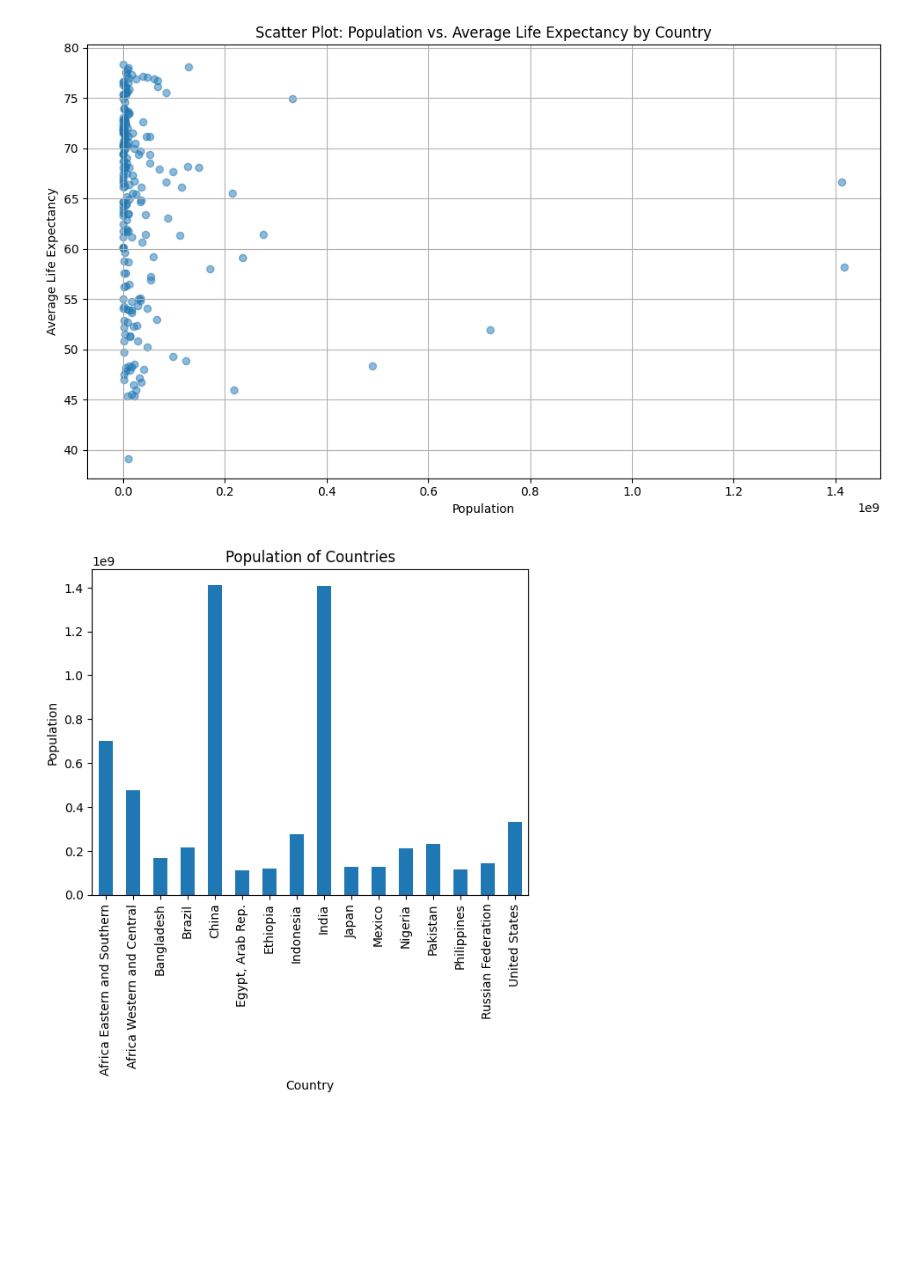
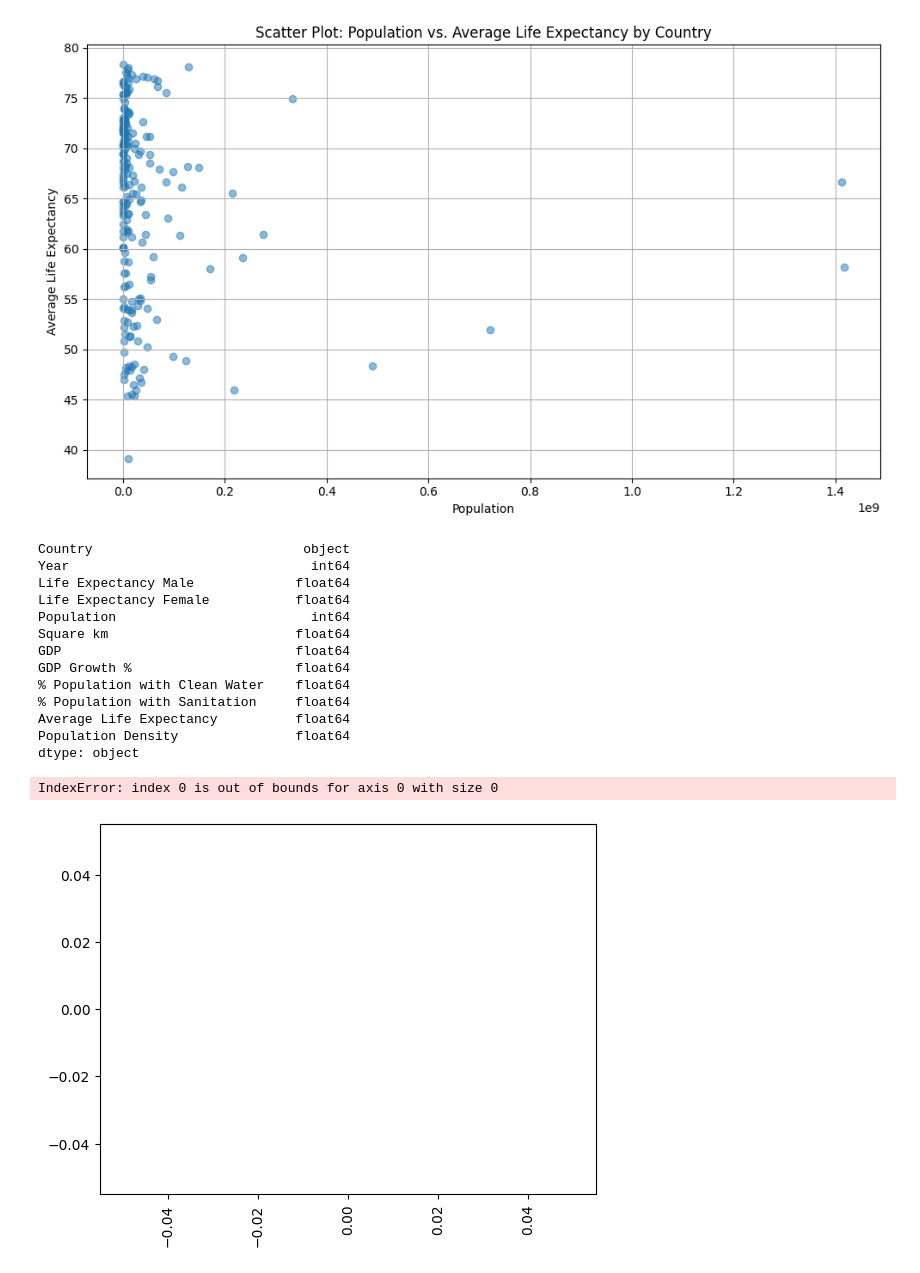
Before and after one commit to JNorthData/Life_Expectancy, a Jupyter notebook: life-expectancy.ipynb, the cells around one changed output. Drawn from its saved outputs; the diff is of its cells as text; code cells hidden in the pictures; blank space fills up the shorter version.

```diff
--- a/life-expectancy.ipynb
+++ b/life-expectancy.ipynb
@@ -170,7 +182,7 @@ Clean_Water_df['Country'].nunique()
 145
 # %%
 All_Data_df = pd.merge(All_Data_df, Clean_Water_df, on = ['Country', 'Year'], how='left')
-All_Data_df.fillna('', inplace = True)
+
 All_Data_df.head()
 # %% [output]
 |  | Country | Year | Life Expectancy Male | Life Expectancy Female | Population | Square km | GDP | ... |
@@ -188,6 +200,8 @@ Sanitation_df = pd.read_csv('Resources/WHO Access to Sanitation.csv')
 
 Sanitation_df = pd.melt(Sanitation_df, id_vars = 'Country', var_name = 'Year', value_name = '% Population with Sanitation')
 
+Sanitation_df['Year'] = Sanitation_df['Year'].astype(int)
+
 Sanitation_df.head()
 # %% [output]
 |  | Country | Year | % Population with Sanitation |
@@ -198,8 +212,7 @@ Sanitation_df.head()
 | 4 | United Arab Emirates | 2000 | NaN |
 # %%
 All_Data_df = pd.merge(All_Data_df, Sanitation_df, on=['Country', 'Year'], how='left')
-# Change any NaN values to ""
-All_Data_df.fillna('', inplace = True)
+
 All_Data_df.head()
 # %% [output]
 |  | Country | Year | Life Expectancy Male | Life Expectancy Female | Population | Square km | GDP | ... |
@@ -257,9 +280,12 @@ All_Data_df['Life Expectancy Female'] = pd.to_numeric(All_Data_df['Life Expectan
 # Calculate the average life expectancy by averaging 'Life Expectancy Male' and 'Life Expectancy Female' columns
 All_Data_df['Average Life Expectancy'] = (All_Data_df['Life Expectancy Male'] + All_Data_df['Life Expectancy Female']) / 2
 
-# Group by 'Country' and calculate the average 'Average Life Expectancy' and total 'Population'
+All_Data_df['Population Density'] = (All_Data_df['Square km'] / All_Data_df['Population'])
+
+# Group by 'Country'
 grouped_df = All_Data_df.groupby('Country').agg({
     'Average Life Expectancy': 'mean',
+
     'Population': 'max'
 }).reset_index()
 
@@ -283,27 +309,44 @@ plt.tight_layout()
 plt.show()
 # %% [output]
 [figure]
+# %%
+All_Data_df.dtypes
+# %% [output]
+Country                           object
+Year                               int64
+Life Expectancy Male             float64
+Life Expectancy Female           float64
+Population                         int64
+Square km                        float64
+GDP                              float64
+GDP Growth %                     float64
+% Population with Clean Water    float64
+% Population with Sanitation     float64
+Average Life Expectancy          float64
+Population Density               float64
+dtype: object
 # %%
 # Creating a bar plot using pandas and matplotlib
 
 recent_data_df = All_Data_df[All_Data_df['Year'] == '2021']
-recent_data_df = recent_data_df[recent_data_df['Population'] > 100000000]
+recent_data_df = recent_data_df[recent_data_df['Population'] > 400000000]
 
 recent_data_df.plot(x='Country', y='Population', kind='bar', legend=False)
 
 
 
 # Setting labels and title
 plt.xlabel('Country')
 plt.ylabel('Population')
 plt.title('Population of Countries')
 
 plt.xticks(rotation=90)
 
 # Display the plot
 plt.show()
 # %% [output]
+IndexError: index 0 is out of bounds for axis 0 with size 0
-[figure, old version]
+[figure, new version]
 # %%
 Outliers_df = grouped_df[Life_Exp_df['Population'] > 40000000]
 Outliers_df
```
Also changed, not shown: parts of 15 cells of this notebook, 1 other file.
